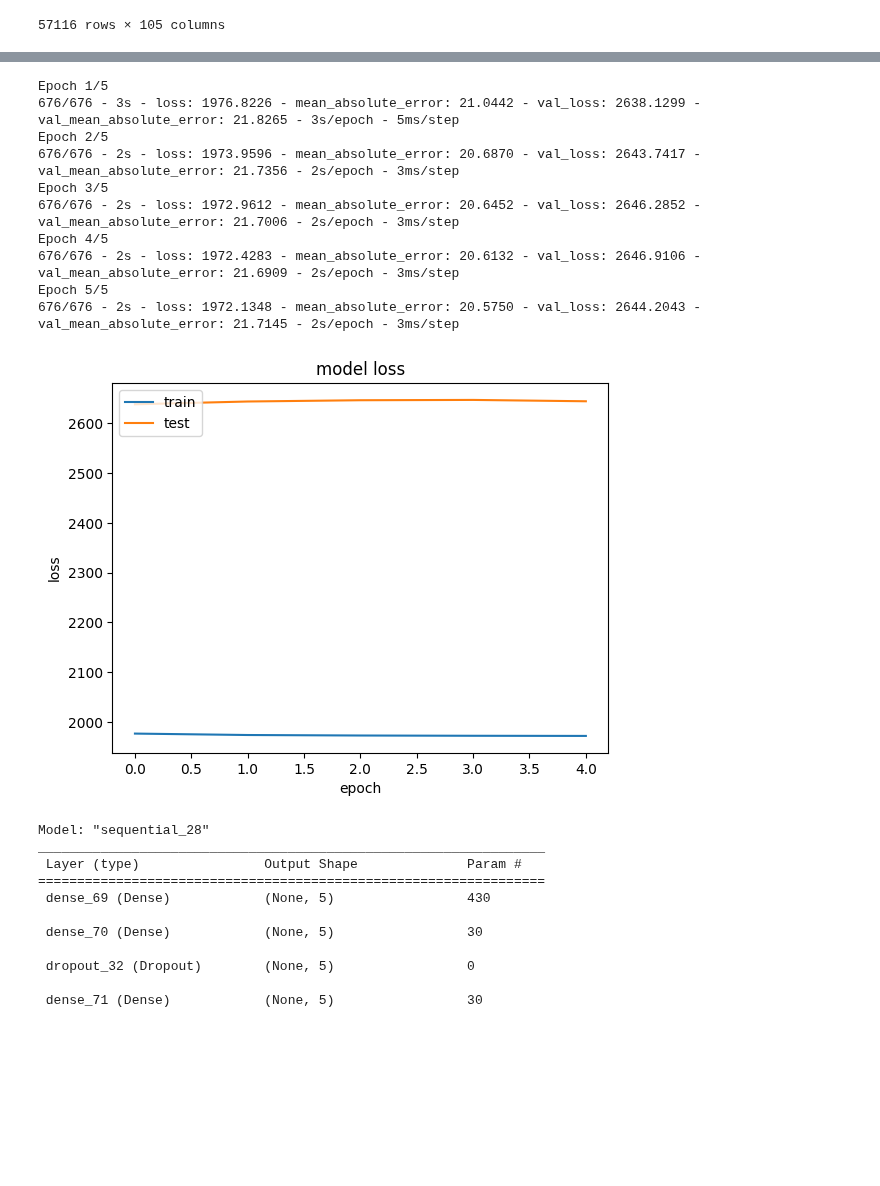
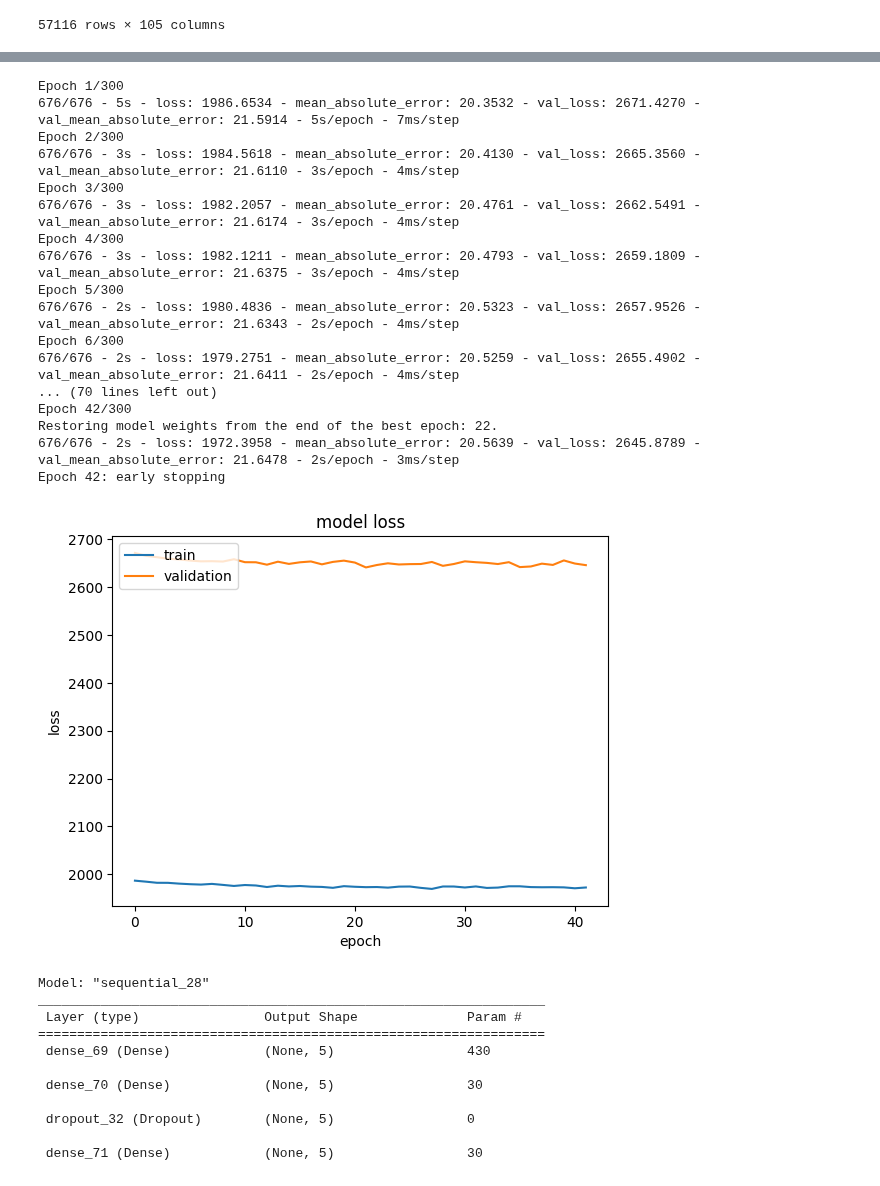
Before and after one commit to rrobberobin/MLStockForecasting, a Jupyter notebook: RobinThesisTensorflow.ipynb, the cells around one changed output, grey strips where cells are left out. Saved outputs shown, nothing was run; the diff lists cells and outputs as text; code cells hidden in the pictures; blank space fills up the shorter version.

Commit message:
Test running

```diff
--- a/RobinThesisTensorflow.ipynb
+++ b/RobinThesisTensorflow.ipynb
@@ -707,6 +680,21 @@ import matplotlib.pyplot as plt
 
 bestModel = keras.models.load_model('Results/BestKerasModel6')
 #plot(model)
+
+
+bestModel = tf.keras.Sequential()
+bestModel.add(Dense(units=5, activation="relu"))
+bestModel.add(tf.keras.layers.Dropout(0.3))
+bestModel.add(Dense(units=5, activation="relu"))
+bestModel.add(tf.keras.layers.Dropout(0.3))
+bestModel.add(Dense(units=5, activation="relu"))
+bestModel.add(tf.keras.layers.Dropout(0.3))
+bestModel.add(Dense(units=5, activation="relu"))
+bestModel.add(tf.keras.layers.Dropout(0.3))
+bestModel.add(Dense(units=1))
+
+callback = tf.keras.callbacks.EarlyStopping(
+    monitor='val_loss', patience=20, verbose=1, restore_best_weights=True)
 
 
 bestModel.reset_states()
@@ -718,45 +706,54 @@ compiledBestModel = bestModel.compile(optimizer="RMSprop",  # Adam(learning_rate
 
 bestModel.reset_states()
 
 
 
 #xTrainValiPooled = scaled_X[:validationSize,:]
 xTrainValiPooled = X.loc[split=="Validation", :]
 #yTrainValiPooled = Y[:validationSize]
 yTrainValiPooled = Y[split=="Validation"]
-history = bestModel.fit(x=xTrainValiPooled, y=yTrainValiPooled, batch_size=32, epochs=5, verbose=2, validation_data = (xWinTest, yTest))
+history = bestModel.fit(x=xTrainValiPooled, y=yTrainValiPooled, batch_size=32,
+                        epochs=300, verbose=2, validation_data=(xWinTest, yTest), callbacks = [callback])
 
 
 # summarize history for loss
 plt.plot(history.history['loss'])
 plt.plot(history.history['val_loss'])
 plt.title('model loss')
 plt.ylabel('loss')
 plt.xlabel('epoch')
 plt.legend(['train', 'validation'], loc='upper left')
+plt.savefig('Results/LearningCurve9.png')
 plt.show()
 
 
 # # summarize history for accuracy
 # plt.plot(history.history['accuracy'])
 # plt.plot(history.history['val_accuracy'])
 # plt.title('model accuracy')
 # plt.ylabel('accuracy')
 # plt.xlabel('epoch')
 # plt.legend(['train', 'test'], loc='upper left')
 # plt.show()
 # %% [output]
-Epoch 1/5
-676/676 - 3s - loss: 1976.8226 - mean_absolute_error: 21.0442 - val_loss: 2638.1299 - val_mean_absolute_error: 21.8265 - 3s/epoch - 5ms/step
-Epoch 2/5
-676/676 - 2s - loss: 1973.9596 - mean_absolute_error: 20.6870 - val_loss: 2643.7417 - val_mean_absolute_error: 21.7356 - 2s/epoch - 3ms/step
-Epoch 3/5
-676/676 - 2s - loss: 1972.9612 - mean_absolute_error: 20.6452 - val_loss: 2646.2852 - val_mean_absolute_error: 21.7006 - 2s/epoch - 3ms/step
-Epoch 4/5
-676/676 - 2s - loss: 1972.4283 - mean_absolute_error: 20.6132 - val_loss: 2646.9106 - val_mean_absolute_error: 21.6909 - 2s/epoch - 3ms/step
-Epoch 5/5
-676/676 - 2s - loss: 1972.1348 - mean_absolute_error: 20.5750 - val_loss: 2644.2043 - val_mean_absolute_error: 21.7145 - 2s/epoch - 3ms/step
+Epoch 1/300
+676/676 - 5s - loss: 1986.6534 - mean_absolute_error: 20.3532 - val_loss: 2671.4270 - val_mean_absolute_error: 21.5914 - 5s/epoch - 7ms/step
+Epoch 2/300
+676/676 - 3s - loss: 1984.5618 - mean_absolute_error: 20.4130 - val_loss: 2665.3560 - val_mean_absolute_error: 21.6110 - 3s/epoch - 4ms/step
+Epoch 3/300
+676/676 - 3s - loss: 1982.2057 - mean_absolute_error: 20.4761 - val_loss: 2662.5491 - val_mean_absolute_error: 21.6174 - 3s/epoch - 4ms/step
+Epoch 4/300
+676/676 - 3s - loss: 1982.1211 - mean_absolute_error: 20.4793 - val_loss: 2659.1809 - val_mean_absolute_error: 21.6375 - 3s/epoch - 4ms/step
+Epoch 5/300
+676/676 - 2s - loss: 1980.4836 - mean_absolute_error: 20.5323 - val_loss: 2657.9526 - val_mean_absolute_error: 21.6343 - 2s/epoch - 4ms/step
+Epoch 6/300
+676/676 - 2s - loss: 1979.2751 - mean_absolute_error: 20.5259 - val_loss: 2655.4902 - val_mean_absolute_error: 21.6411 - 2s/epoch - 4ms/step
+... (70 lines left out)
+Epoch 42/300
+Restoring model weights from the end of the best epoch: 22.
+676/676 - 2s - loss: 1972.3958 - mean_absolute_error: 20.5639 - val_loss: 2645.8789 - val_mean_absolute_error: 21.6478 - 2s/epoch - 3ms/step
+Epoch 42: early stopping
-[figure, old version]
+[figure, new version]
 # %%
 #Visualize network
 
```
Also changed, not shown: parts of 10 cells of this notebook.
